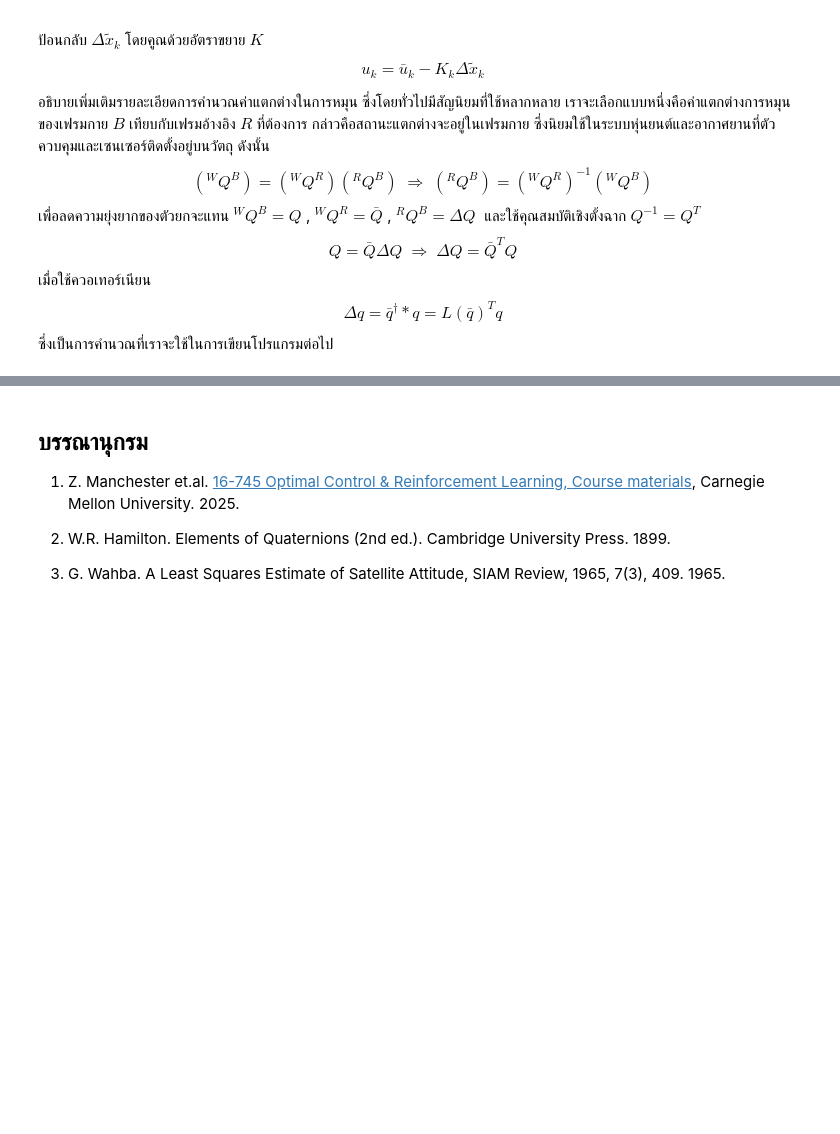
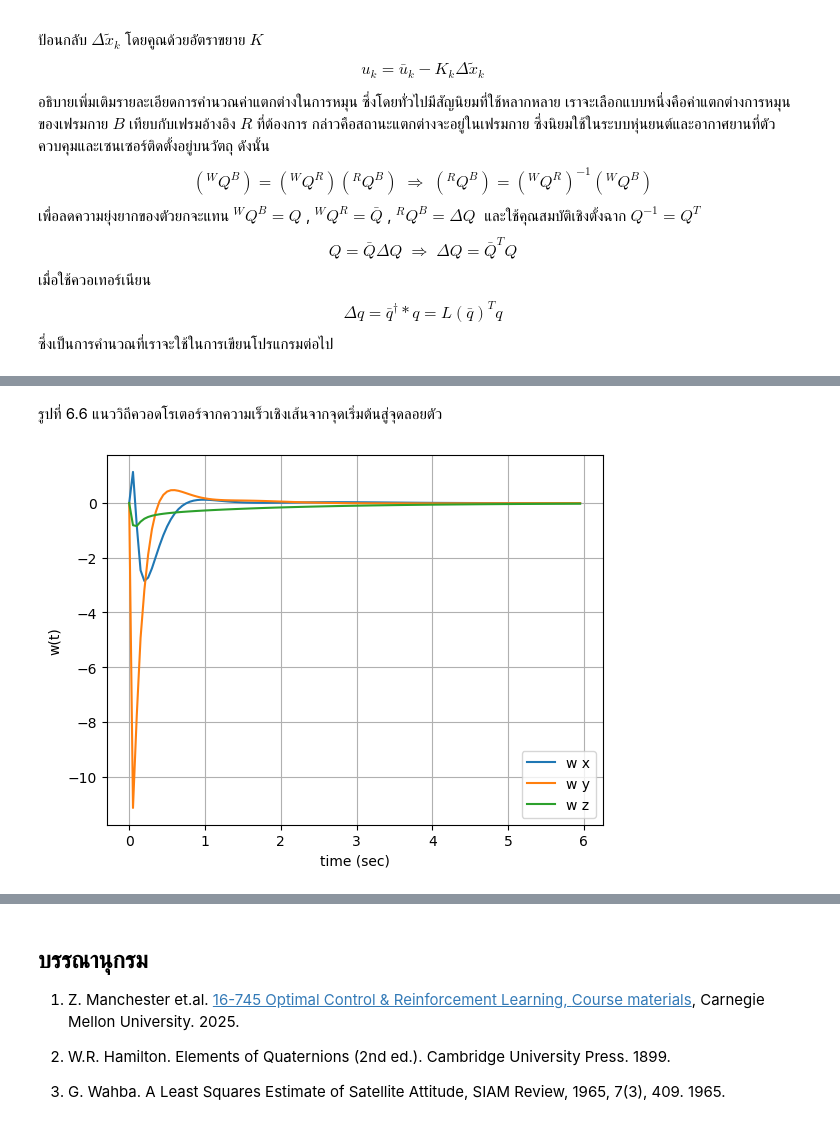
Before and after one commit to dewdotninja/ocrl, a Jupyter notebook: doc/notebooks/chapter6.ipynb, the cells around one changed output, grey strips where cells are left out. Cells and saved outputs as stored; diff of their text form; code cells hidden in the pictures; blank space fills up the shorter version.

```diff
--- a/doc/notebooks/chapter6.ipynb
+++ b/doc/notebooks/chapter6.ipynb
@@ -1098,0 +1364,12 @@ $$
+# %% [markdown]
+รูปที่ 6.6 แนววิถีควอดโรเตอร์จากความเร็วเชิงเส้นจากจุดเริ่มต้นสู่จุดลอยตัว
+# %%
+plt.figure()
+plt.plot(thist,xhist[10:13,:-1].T)
+plt.xlabel('time (sec)')
+plt.ylabel('w(t)')
+plt.legend(['w x','w y','w z'])
+plt.grid(True)
+plt.show()
+# %% [output]
+[figure, added]
```
Also changed, not shown: parts of 66 cells of this notebook.
